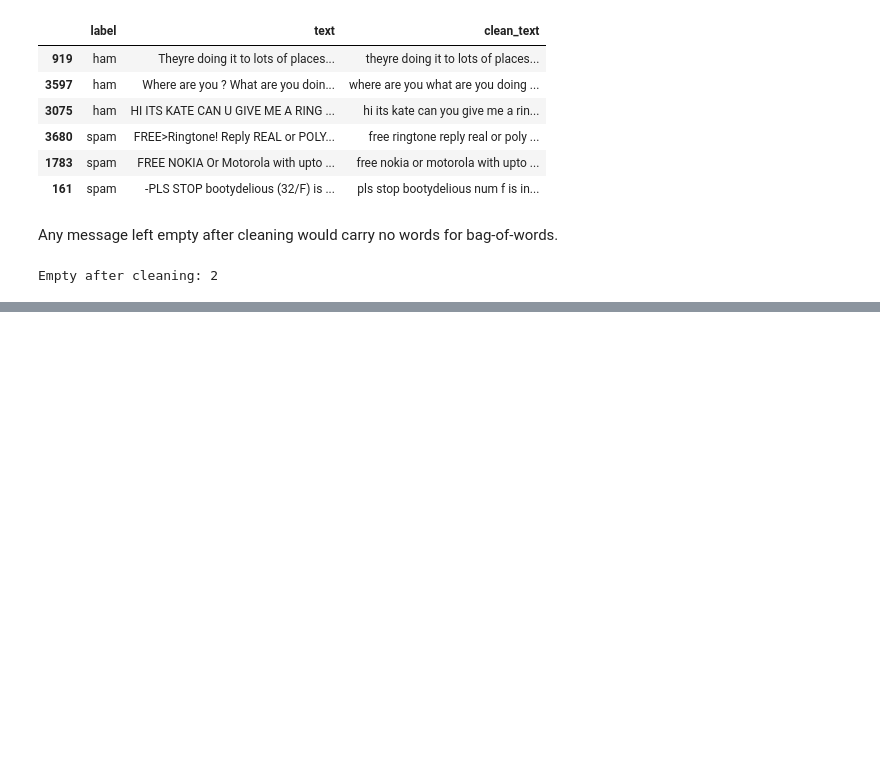
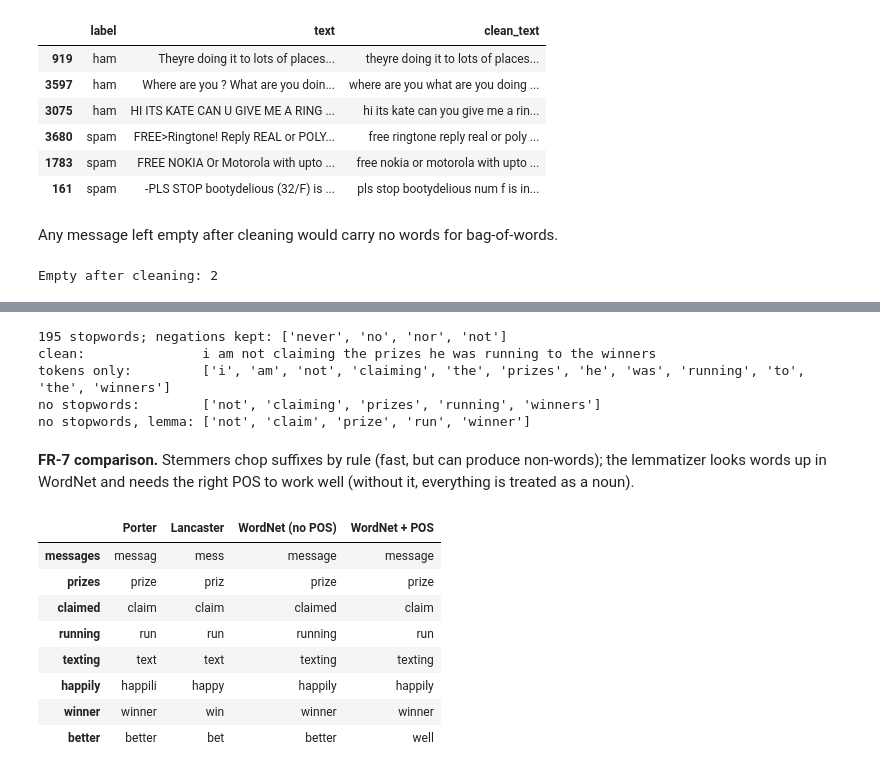
Before and after one commit to imadmurr/sms-spam-detector, a Jupyter notebook: sms_spam_detector.ipynb, the cells around one changed output, grey strips where cells are left out. Drawn from its saved outputs; the diff is of its cells as text; code cells hidden in the pictures; blank space fills up the shorter version.

Commit message:
Add tokenization, stopwords, lemmatization and POS features (FR-5 to FR-8)

```diff
--- a/sms_spam_detector.ipynb
+++ b/sms_spam_detector.ipynb
@@ -249,0 +261,41 @@ Empty after cleaning: 2
+# %%
+from features import STOPWORDS, NEGATIONS, process_tokens
+
+print(f"{len(STOPWORDS)} stopwords; negations kept: {sorted(NEGATIONS)}")
+sample = clean_text("I am NOT claiming the prizes, he was running to the winners")
+print("clean:              ", sample)
+print("tokens only:        ", process_tokens(sample, remove_stopwords=False, lemmatize=False))
+print("no stopwords:       ", process_tokens(sample, lemmatize=False))
+print("no stopwords, lemma:", process_tokens(sample))
+# %% [output]
+195 stopwords; negations kept: ['never', 'no', 'nor', 'not']
+clean:               i am not claiming the prizes he was running to the winners
+tokens only:         ['i', 'am', 'not', 'claiming', 'the', 'prizes', 'he', 'was', 'running', 'to', 'the', 'winners']
+no stopwords:        ['not', 'claiming', 'prizes', 'running', 'winners']
+no stopwords, lemma: ['not', 'claim', 'prize', 'run', 'winner']
+# %% [markdown]
+**FR-7 comparison.** Stemmers chop suffixes by rule (fast, but can produce non-words); the lemmatizer looks words up in WordNet and needs the right POS to work well (without it, everything is treated as a noun).
+# %%
+from nltk import pos_tag, word_tokenize
+from nltk.stem import LancasterStemmer, PorterStemmer, WordNetLemmatizer
+from features import wordnet_pos
+
+porter, lancaster, wordnet = PorterStemmer(), LancasterStemmer(), WordNetLemmatizer()
+words = ["messages", "prizes", "claimed", "running", "texting", "happily", "winner", "better"]
+tags = dict(pos_tag(words))
+pd.DataFrame({
+    "Porter": [porter.stem(w) for w in words],
+    "Lancaster": [lancaster.stem(w) for w in words],
+    "WordNet (no POS)": [wordnet.lemmatize(w) for w in words],
+    "WordNet + POS": [wordnet.lemmatize(w, wordnet_pos(tags[w])) for w in words],
+}, index=words)
+# %% [output]
+|  | Porter | Lancaster | WordNet (no POS) | WordNet + POS |
+| messages | messag | mess | message | message |
+| prizes | prize | priz | prize | prize |
+| claimed | claim | claim | claimed | claim |
+| running | run | run | running | run |
+| texting | text | text | texting | texting |
+| happily | happili | happy | happily | happily |
+| winner | winner | win | winner | winner |
+| better | better | bet | better | well |
```
Also changed, not shown: parts of 9 cells of this notebook, 2 other files.
